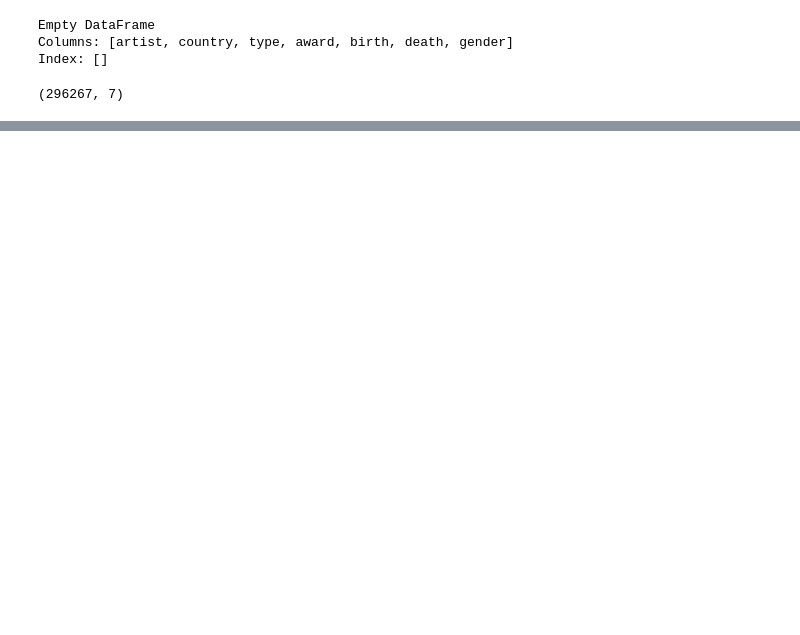
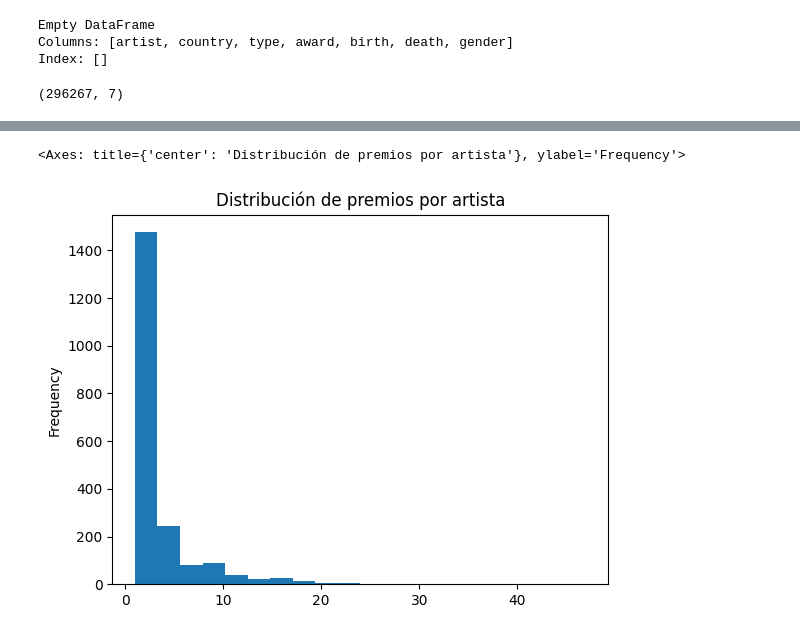
Before and after one commit to Michelburgos/Workshop_2, a Jupyter notebook: notebooks/005_EDA_API.ipynb, the cells around one changed output, grey strips where cells are left out. Drawn from its saved outputs; the diff is of its cells as text; code cells hidden in the pictures; blank space fills up the shorter version.

```diff
--- a/notebooks/005_EDA_API.ipynb
+++ b/notebooks/005_EDA_API.ipynb
@@ -430,0 +319,5 @@ plt.show()
+# %%
+df["award_count"].plot.hist(bins=20, title="Distribución de premios por artista")
+# %% [output]
+<Axes: title={'center': 'Distribución de premios por artista'}, ylabel='Frequency'>
+[figure, added]
```
Also changed, not shown: parts of 30 cells of this notebook.
